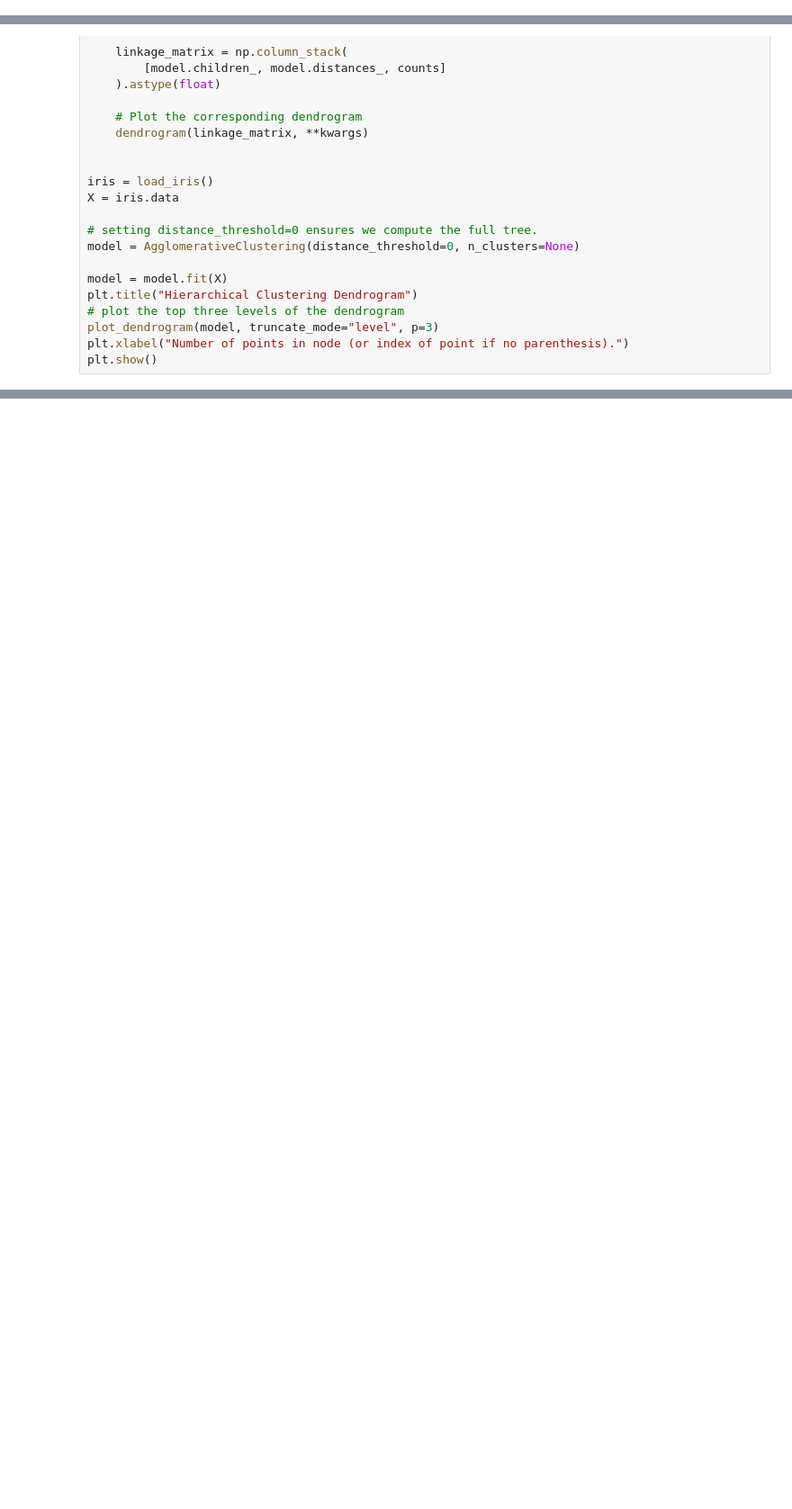
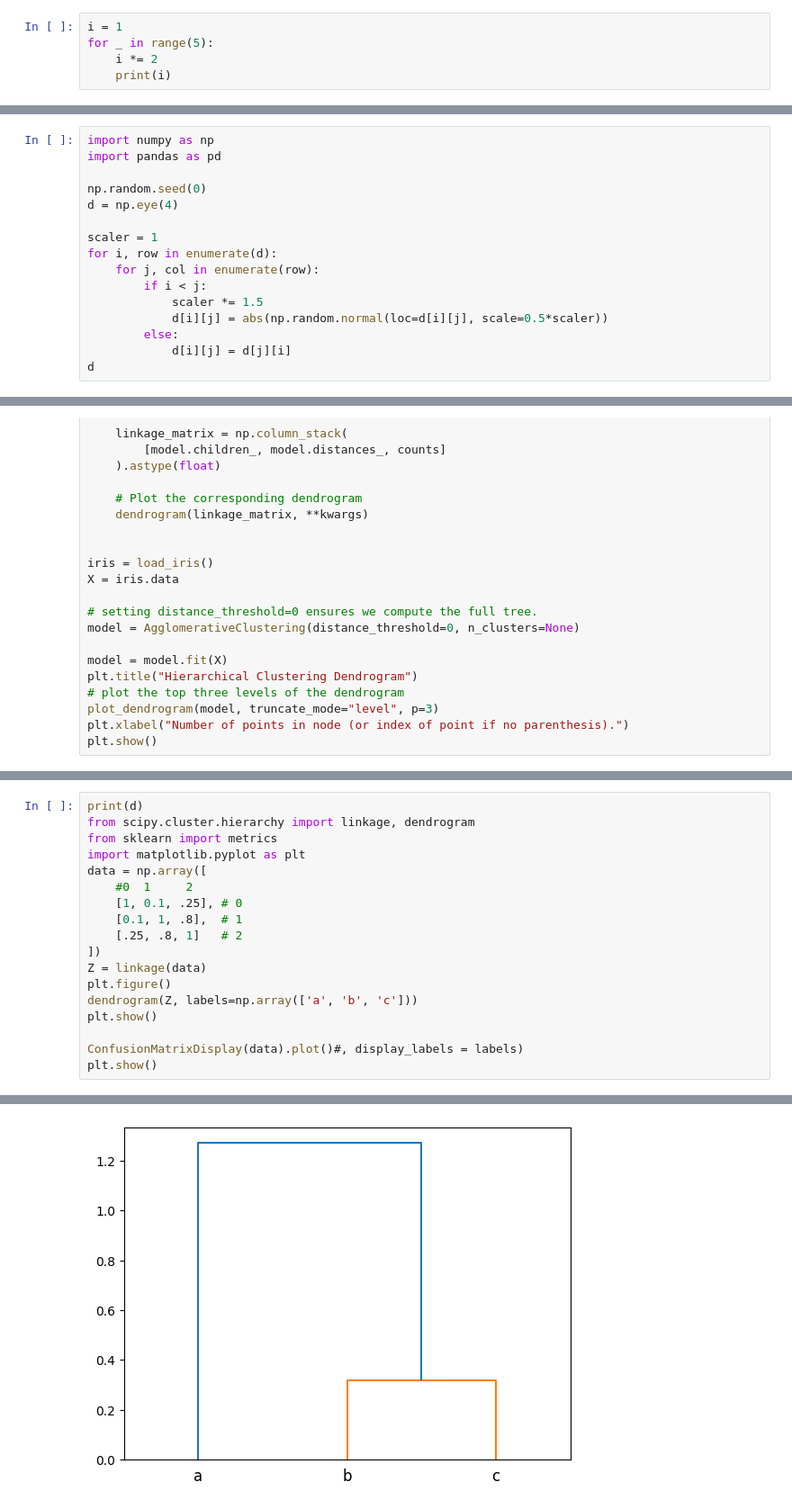
Before and after one commit to otodreas/RunningExercise3_BINP16, a Jupyter notebook: src/partiiiprograms/notes.ipynb, the cells around one changed output, grey strips where cells are left out. Shown at 90% size. Saved outputs shown, nothing was run; the diff lists cells and outputs as text; blank space fills up the shorter version.

Commit message:
figured out dendrogram and heatmap

```diff
--- a/src/partiiiprograms/notes.ipynb
+++ b/src/partiiiprograms/notes.ipynb
@@ -133,0 +136,5 @@ link to dendogram script below: https://scikit-learn.org/stable/auto_examples/cl
+# %%
+i = 1
+for _ in range(5):
+    i *= 2
+    print(i)
@@ -133,0 +147,16 @@ link to dendogram script below: https://scikit-learn.org/stable/auto_examples/cl
+# %%
+import numpy as np
+import pandas as pd
+
+np.random.seed(0)
+d = np.eye(4)
+
+scaler = 1
+for i, row in enumerate(d):
+    for j, col in enumerate(row):
+        if i < j:
+            scaler *= 1.5
+            d[i][j] = abs(np.random.normal(loc=d[i][j], scale=0.5*scaler))
+        else:
+            d[i][j] = d[j][i]
+d
@@ -250,0 +294,19 @@ class Bunch(builtins.dict)
+# %%
+print(d)
+from scipy.cluster.hierarchy import linkage, dendrogram
+from sklearn import metrics
+import matplotlib.pyplot as plt
+data = np.array([
+    #0  1     2
+    [1, 0.1, .25], # 0
+    [0.1, 1, .8],  # 1
+    [.25, .8, 1]   # 2
+])
+Z = linkage(data)
+plt.figure()
+dendrogram(Z, labels=np.array(['a', 'b', 'c']))
+plt.show()
+
+ConfusionMatrixDisplay(data).plot()#, display_labels = labels)
+plt.show()
+# %% [output]
@@ -250,0 +317 @@ class Bunch(builtins.dict)
+[figure, added]
```
Also changed, not shown: parts of 9 cells of this notebook.
